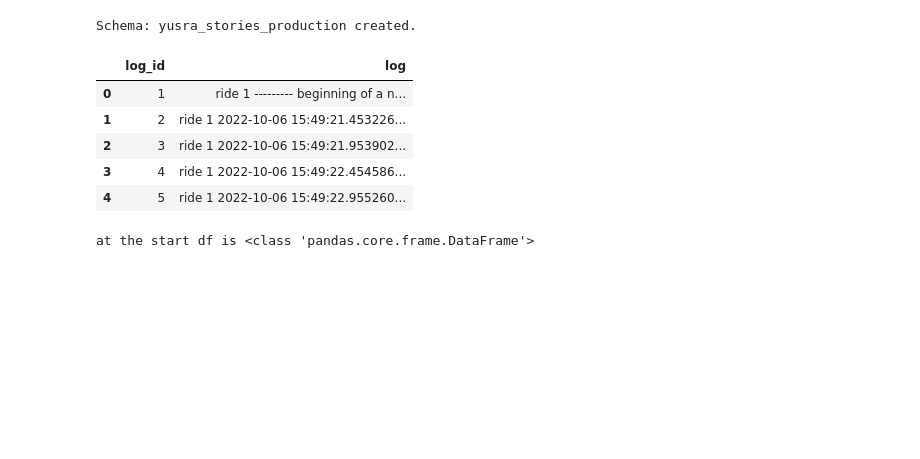
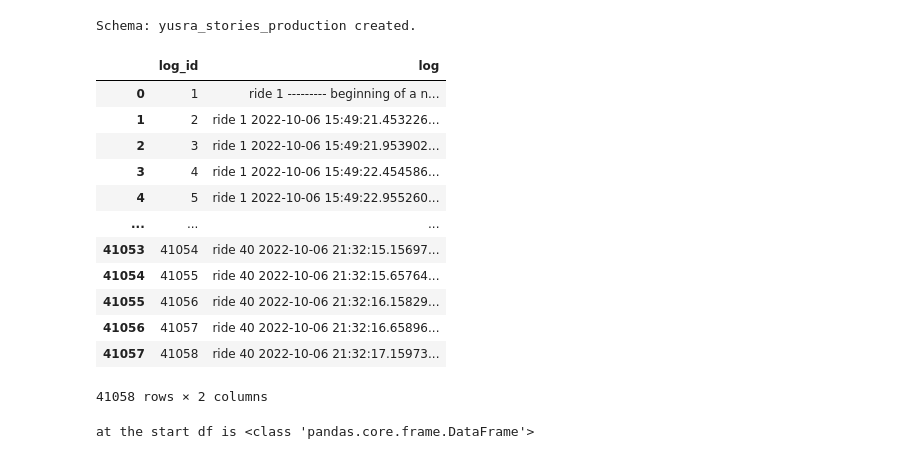
Before and after one commit to hmay01/deloton-group-project, a Jupyter notebook: production.ipynb, the cells around one changed output. Saved outputs shown, nothing was run; the diff lists cells and outputs as text; code cells hidden in the pictures; blank space fills up the shorter version.

```diff
--- a/production.ipynb
+++ b/production.ipynb
@@ -22,14 +22,21 @@ use_production_schema(cs)
 Schema: yusra_stories_production created.
 # %%
 df = cs.execute('SELECT * FROM yusra_stories_staging.logs').fetch_pandas_all()
-df.head(5)
+df
 # %% [output]
 |  | log_id | log |
 | 0 | 1 | ride 1 --------- beginning of a n... |
 | 1 | 2 | ride 1 2022-10-06 15:49:21.453226... |
 | 2 | 3 | ride 1 2022-10-06 15:49:21.953902... |
 | 3 | 4 | ride 1 2022-10-06 15:49:22.454586... |
 | 4 | 5 | ride 1 2022-10-06 15:49:22.955260... |
+| ... | ... | ... |
+| 41053 | 41054 | ride 40 2022-10-06 21:32:15.15697... |
+| 41054 | 41055 | ride 40 2022-10-06 21:32:15.65764... |
+| 41055 | 41056 | ride 40 2022-10-06 21:32:16.15829... |
+| 41056 | 41057 | ride 40 2022-10-06 21:32:16.65896... |
+| 41057 | 41058 | ride 40 2022-10-06 21:32:17.15973... |
+41058 rows × 2 columns
 # %%
 formatted_df = get_joined_formatted_df(df)
 # %% [output]
```
Also changed, not shown: parts of 25 cells of this notebook, 1 other file.
